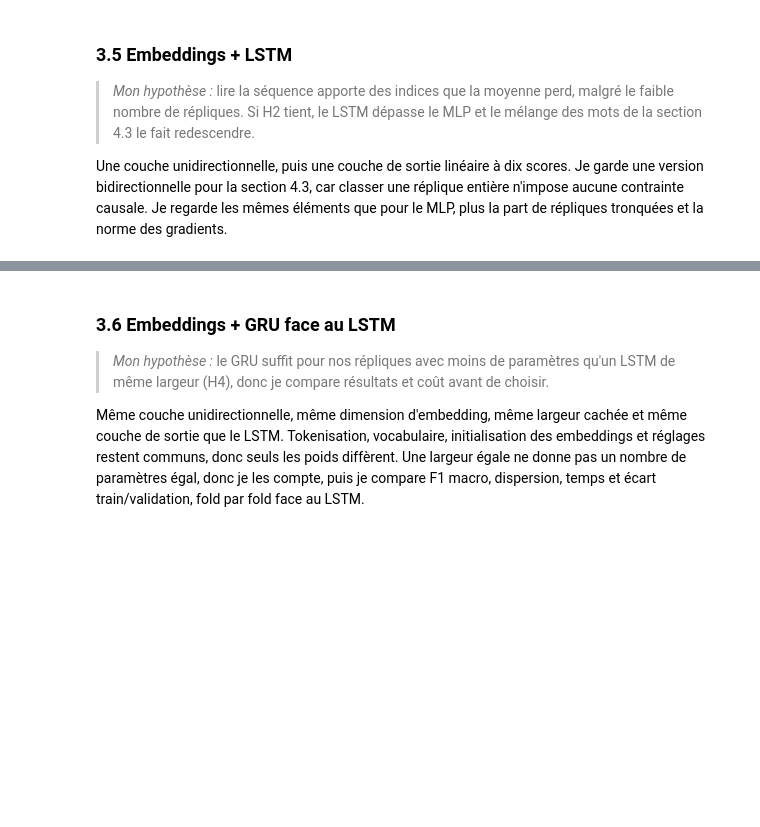
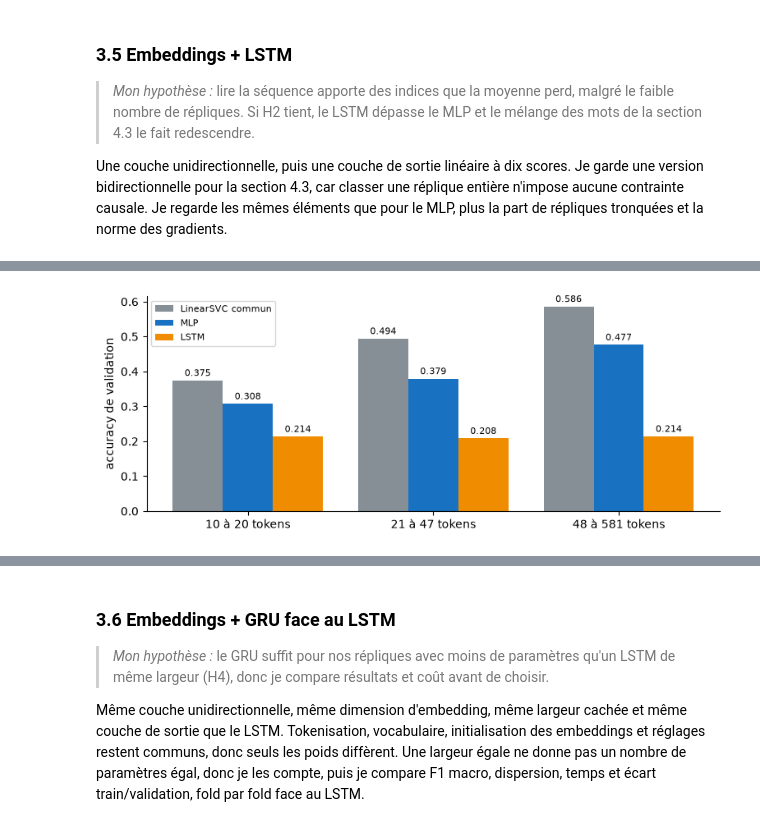
Before and after one commit to mcrayssac/ING3_IAA_GB_NLP, a Jupyter notebook: TP2_NLP_deep_learning.ipynb, the cells around one changed output, grey strips where cells are left out. Drawn from its saved outputs; the diff is of its cells as text; code cells hidden in the pictures; blank space fills up the shorter version.

```diff
--- a/TP2_NLP_deep_learning.ipynb
+++ b/TP2_NLP_deep_learning.ipynb
@@ -1624,0 +1835,16 @@ Une couche unidirectionnelle, puis une couche de sortie linéaire à dix scores.
+# %%
+# Accuracy de validation par tranche de longueur, un groupe de barres par tranche.
+positions = np.arange(len(justesse))
+fig, ax = plt.subplots(figsize=(9, 3.4))
+for decalage, nom, couleur in zip((-0.27, 0, 0.27), NOMS_LONGUEUR,
+                                  ('#868e96', '#1971c2', '#f08c00')):
+    barres = ax.bar(positions + decalage, justesse[nom], 0.27, color=couleur, label=nom)
+    ax.bar_label(barres, labels=[f'{valeur:.3f}' for valeur in justesse[nom]], padding=2,
+                 fontsize=8)
+ax.set_xticks(positions, justesse.index)
+ax.set_ylabel('accuracy de validation')
+ax.legend(fontsize=8)
+ax.spines[['top', 'right']].set_visible(False)
+plt.show()
+# %% [output]
+[figure, added]
```
Also changed, not shown: parts of 25 cells of this notebook.
